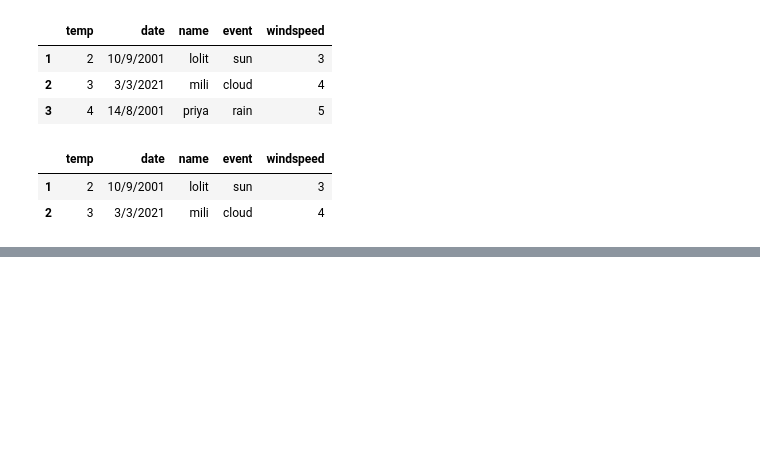
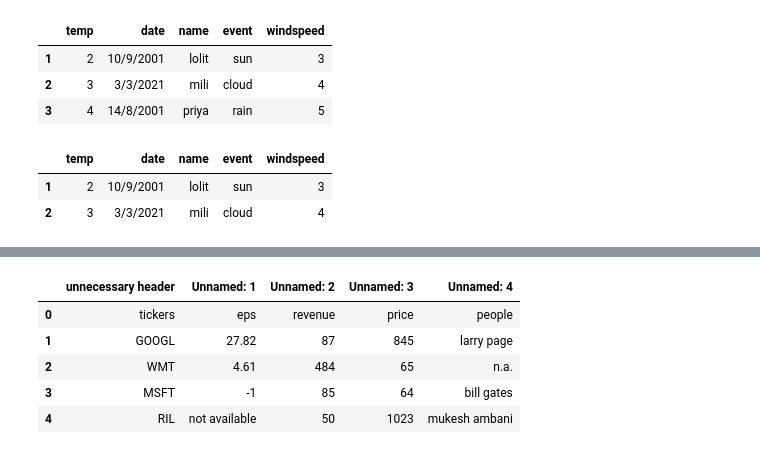
Before and after one commit to forittik/pandas_practice, a Jupyter notebook: pandas_practice.ipynb, the cells around one changed output, grey strips where cells are left out. Drawn from its saved outputs; the diff is of its cells as text; code cells hidden in the pictures; blank space fills up the shorter version.

```diff
--- a/pandas_practice.ipynb
+++ b/pandas_practice.ipynb
@@ -302,0 +327,10 @@ df1.iloc[1:3]
+# %%
+#here we can see that the column names are not correctly recognized because of that unnecessary header
+df22.head()
+# %% [output]
+|  | unnecessary header | Unnamed: 1 | Unnamed: 2 | Unnamed: 3 | Unnamed: 4 |
+| 0 | tickers | eps | revenue | price | people |
+| 1 | GOOGL | 27.82 | 87 | 845 | larry page |
+| 2 | WMT | 4.61 | 484 | 65 | n.a. |
+| 3 | MSFT | -1 | 85 | 64 | bill gates |
+| 4 | RIL | not available | 50 | 1023 | mukesh ambani |
```
Also changed, not shown: parts of 17 cells of this notebook.
